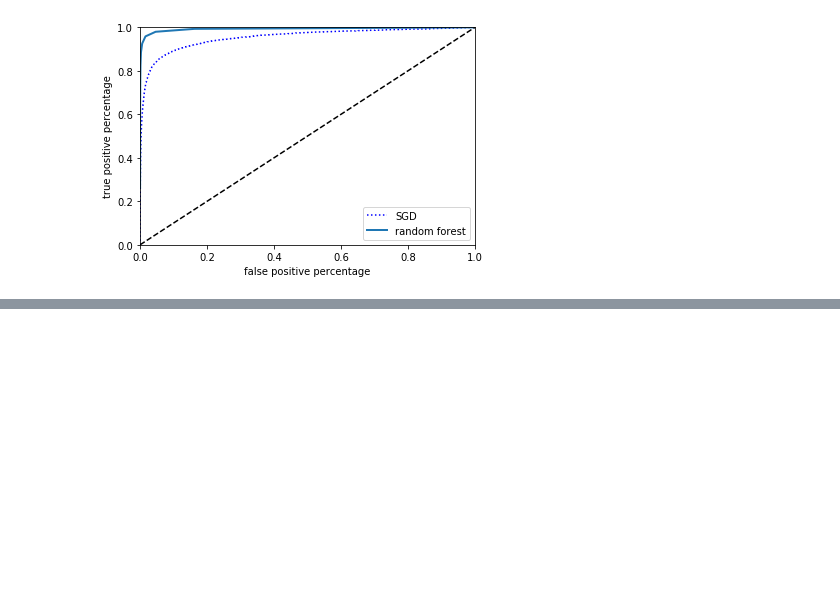
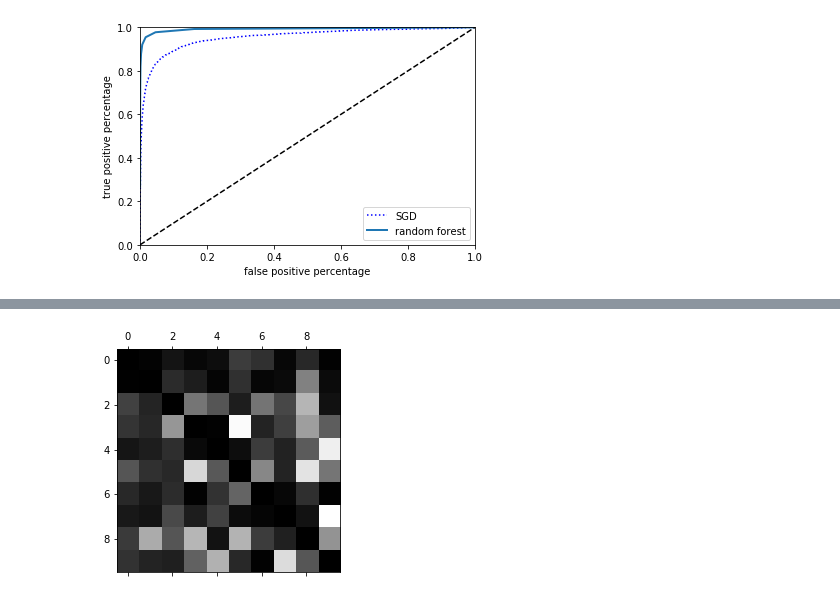
Before and after one commit to Nebizar/MachineLearning-NeuralNetworks, a Jupyter notebook: ML&NN(O'Reilly)/Classification/Classification.ipynb, the cells around one changed output, grey strips where cells are left out. Drawn from its saved outputs; the diff is of its cells as text; code cells hidden in the pictures; blank space fills up the shorter version.

```diff
--- a/ML&NN(O'Reilly)/Classification/Classification.ipynb
+++ b/ML&NN(O'Reilly)/Classification/Classification.ipynb
@@ -271,0 +352,9 @@ roc_auc_score(y_train_5, y_scores_forest)
+# %%
+row_sums = cmat.sum(axis=1,keepdims=True)
+norm_cmat = cmat/row_sums
+
+np.fill_diagonal(norm_cmat, 0)
+plt.matshow(norm_cmat, cmap=plt.cm.gray)
+plt.show()
+# %% [output]
+[figure, added]
```
Also changed, not shown: parts of 28 cells of this notebook.
